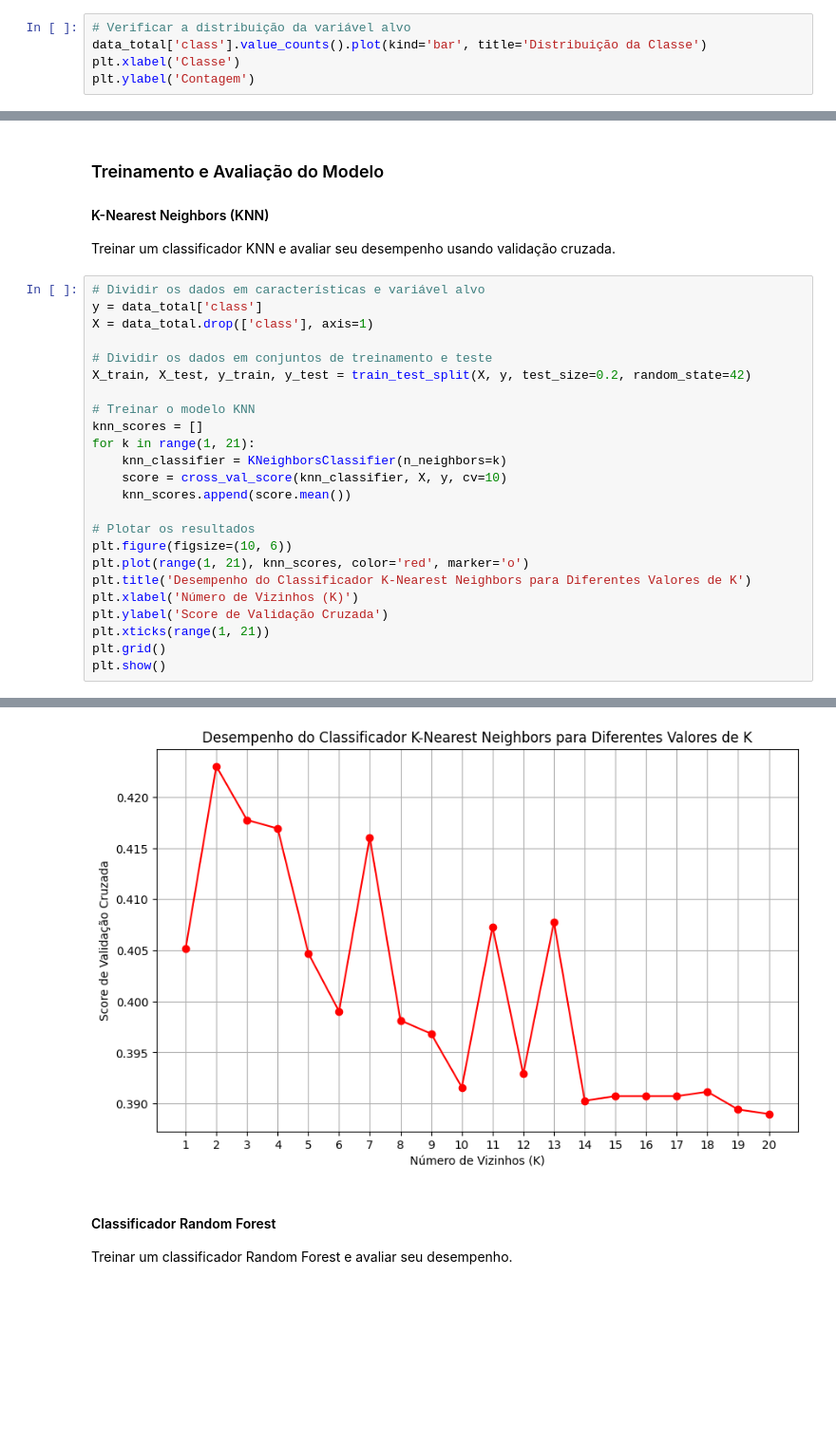
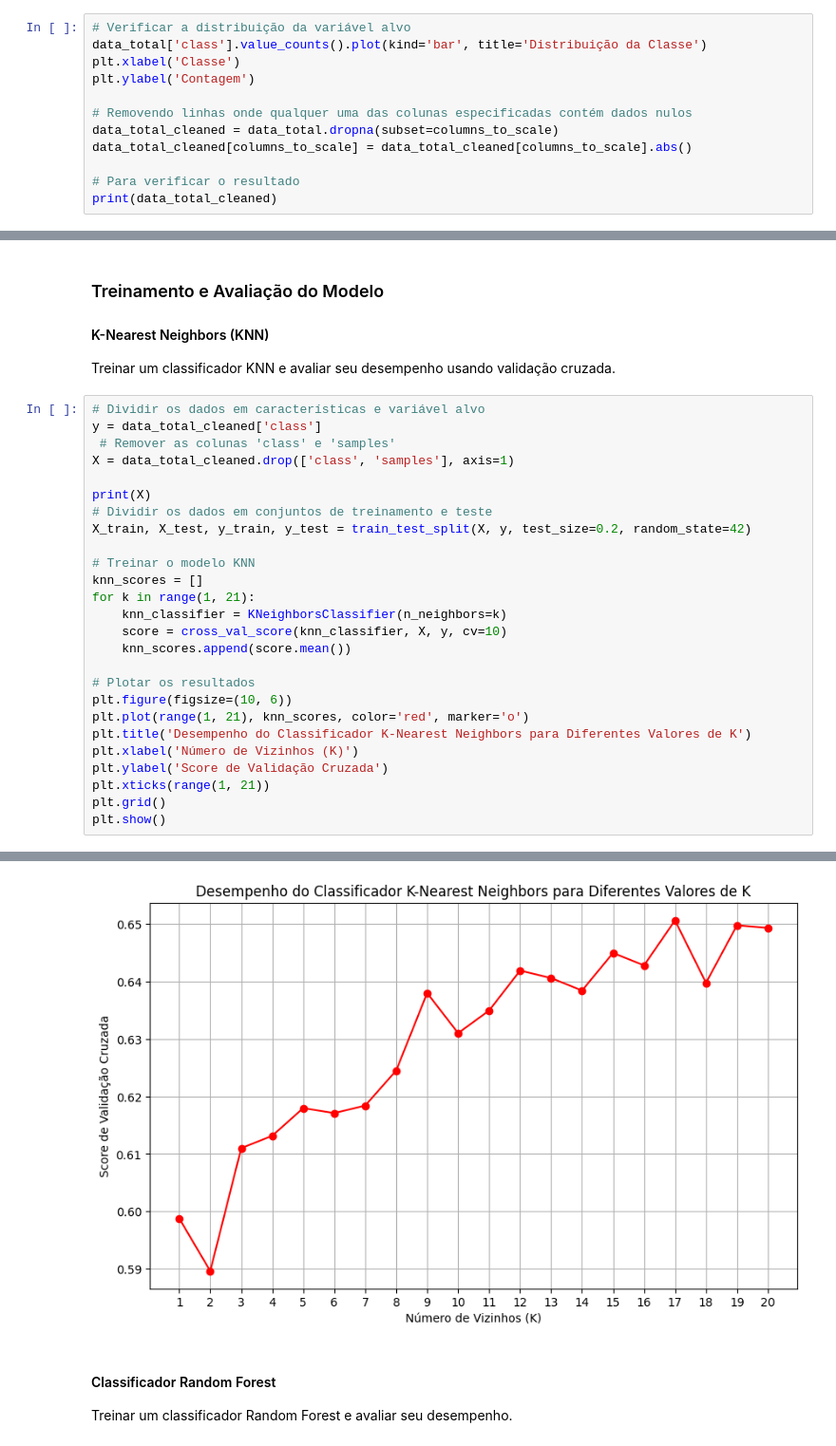
Before and after one commit to GeorgeAlexsander/AutismDetectWithML, a Jupyter notebook: notebooks/autism_condition_classification/autism_condition_classification.ipynb, the cells around one changed output, grey strips where cells are left out. Shown at 95% size. Cells and saved outputs as stored; diff of their text form; blank space fills up the shorter version.

```diff
--- a/notebooks/autism_condition_classification/autism_condition_classification.ipynb
+++ b/notebooks/autism_condition_classification/autism_condition_classification.ipynb
@@ -55,4 +57,11 @@ Análise exploratória inicial para entender melhor o conjunto de dados.
 data_total['class'].value_counts().plot(kind='bar', title='Distribuição da Classe')
 plt.xlabel('Classe')
 plt.ylabel('Contagem')
+
+# Removendo linhas onde qualquer uma das colunas especificadas contém dados nulos
+data_total_cleaned = data_total.dropna(subset=columns_to_scale)
+data_total_cleaned[columns_to_scale] = data_total_cleaned[columns_to_scale].abs()
+
+# Para verificar o resultado
+print(data_total_cleaned)
 # %% [output]
@@ -64,9 +91,11 @@ Text(0, 0.5, 'Contagem')
 Treinar um classificador KNN e avaliar seu desempenho usando validação cruzada.
 # %%
 # Dividir os dados em características e variável alvo
-y = data_total['class']
-X = data_total.drop(['class'], axis=1)
+y = data_total_cleaned['class']
+ # Remover as colunas 'class' e 'samples'
+X = data_total_cleaned.drop(['class', 'samples'], axis=1)
 
+print(X)
 # Dividir os dados em conjuntos de treinamento e teste
 X_train, X_test, y_train, y_test = train_test_split(X, y, test_size=0.2, random_state=42)
 
@@ -90,3 +136,3 @@ plt.show()
-[figure, old version]
+[figure, new version]
 # %% [markdown]
 #### Classificador Random Forest
```
Also changed, not shown: parts of 7 cells of this notebook, 1 other file.
